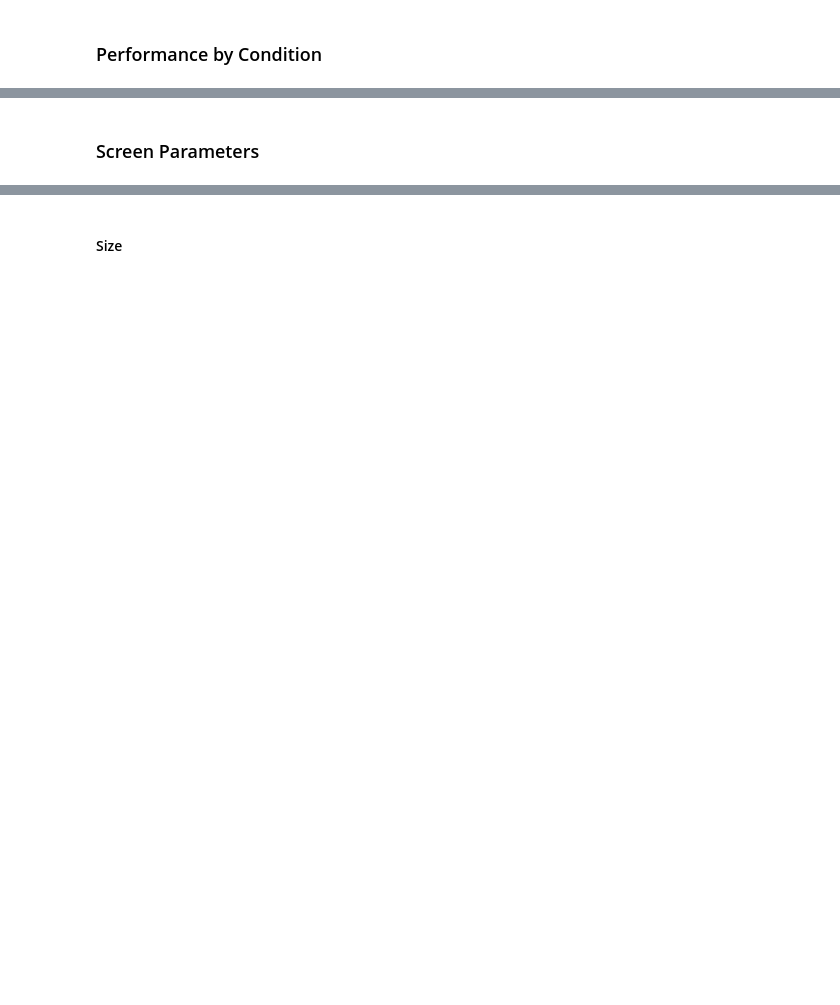
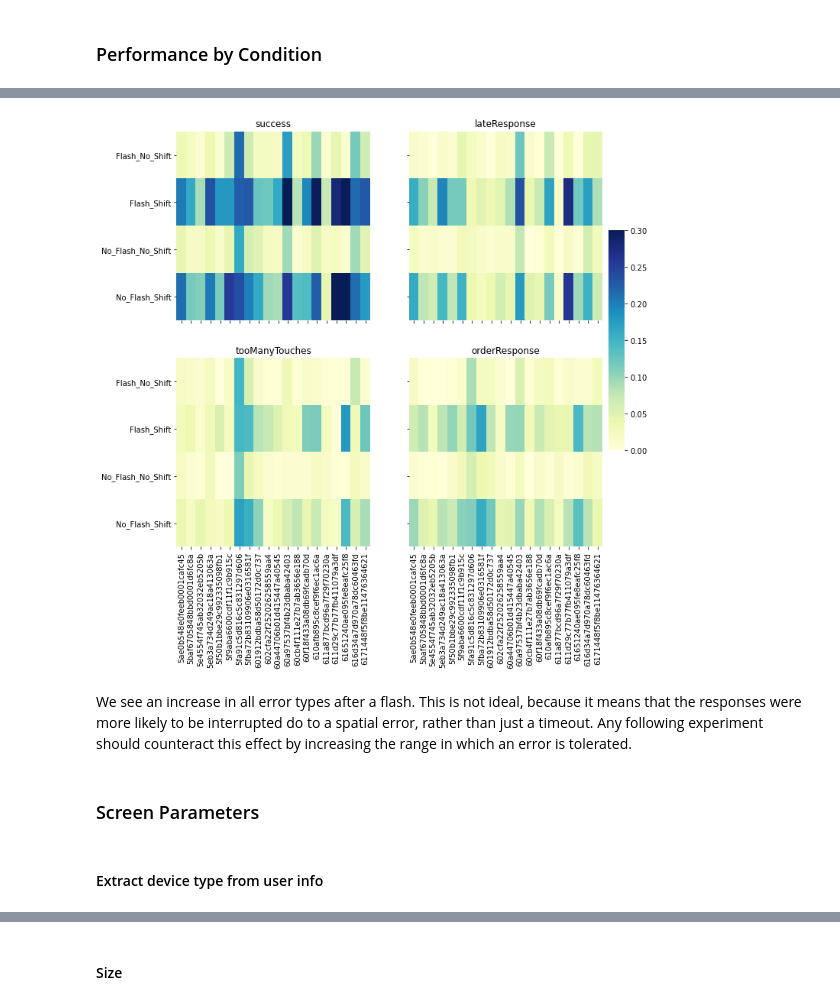
Before and after one commit to ClaraKuper/Manual_Inhibition_Online, a Jupyter notebook: analysis/Analysis_Manual_Inhibition.ipynb, the cells around one changed output, grey strips where cells are left out. Saved outputs shown, nothing was run; the diff lists cells and outputs as text; code cells hidden in the pictures; blank space fills up the shorter version.

Commit message:
update to current state after long time of sloppy commits.

```diff
--- a/analysis/Analysis_Manual_Inhibition.ipynb
+++ b/analysis/Analysis_Manual_Inhibition.ipynb
@@ -155,2 +159,33 @@ Performance differs by condition - with shift, performance is worse than without
+# %%
+# grid plot by error type
+error_type_fig, error_type_axs = plt.subplots(2,2, figsize = (10,10), sharex = True, sharey = True)
+cbar_ax = error_type_fig.add_axes([.91, .3, .03, .4])
+
+def show_error_heatmap(grouped_data, error_type, axs, cbar_ax):
+    errors = grouped_data[error_type]['mean'].reset_index()
+    if error_type == 'orderResponse' or error_type == 'success':
+        errors['mean'] = 1 - errors['mean']
+    errors = errors.pivot("condition", "prolific_id", "mean")
+
+    sns.heatmap(errors, cmap="YlGnBu",
+                ax = axs,
+                vmin = 0, vmax = 0.3,
+                cbar = None if not cbar_ax else cbar_ax,
+                cbar_ax = cbar_ax)
+    axs.set_title(error_type)
+    axs.set_xlabel('')
+    axs.set_ylabel('')
+
+
+show_error_heatmap(trial_id_condition, 'success', error_type_axs[0,0], None)
+show_error_heatmap(trial_id_condition, 'lateResponse', error_type_axs[0,1], None)
+show_error_heatmap(trial_id_condition, 'tooManyTouches', error_type_axs[1,0], None)
+show_error_heatmap(trial_id_condition, 'orderResponse', error_type_axs[1,1], cbar_ax)
+# %% [output]
+[figure, added]
+# %% [markdown]
+We see an increase in all error types after a flash. This is not ideal, because it means that the responses were more likely to be interrupted do to a spatial error, rather than just a timeout. Any following experiment should counteract this effect by increasing the range in which an error is tolerated.
 # %% [markdown]
 ### Screen Parameters
+# %% [markdown]
+#### Extract device type from user info
```
Also changed, not shown: parts of 91 cells of this notebook, 4 other files.
